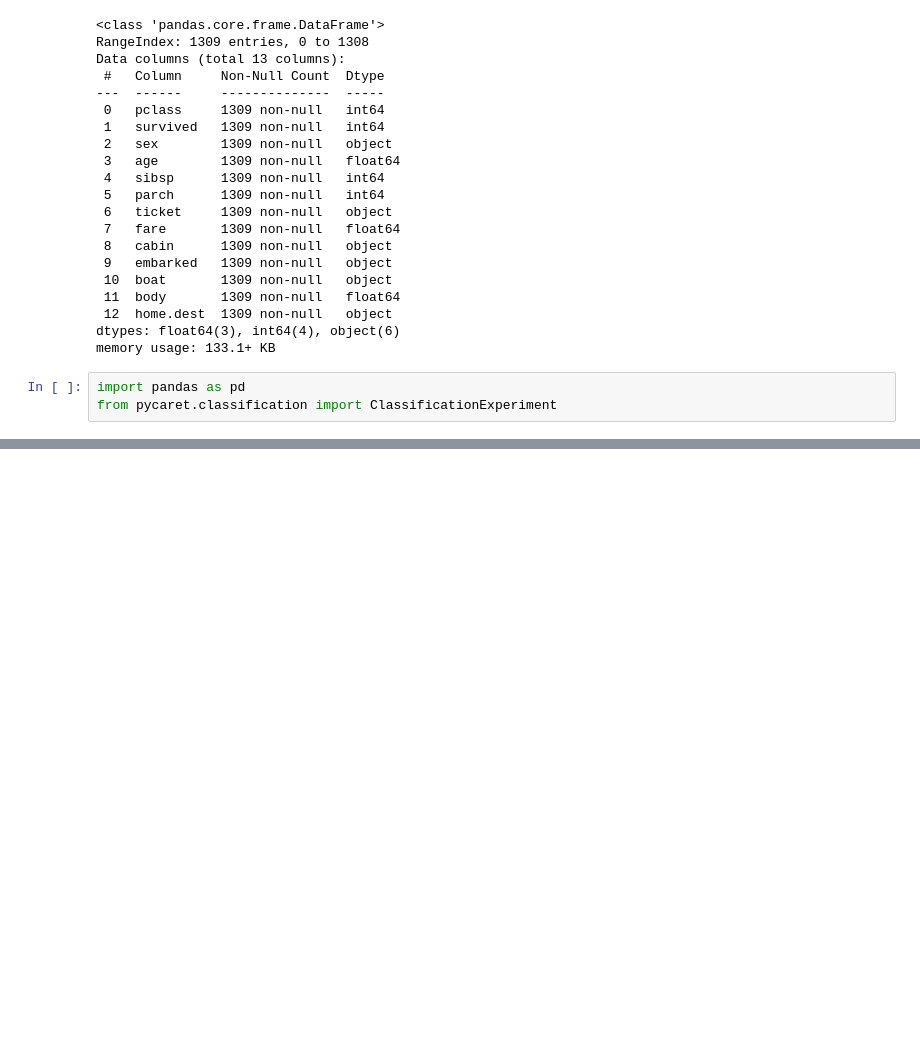
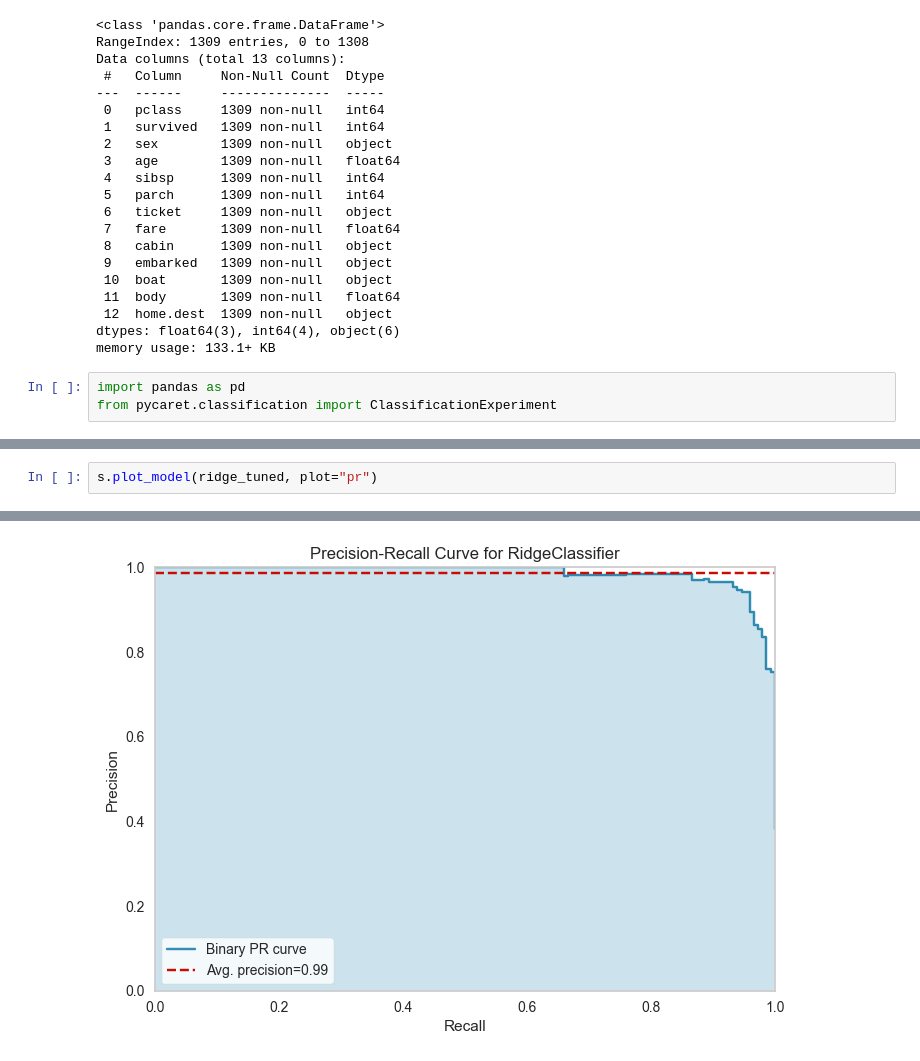
Before and after one commit to vitorvallio/titanic-survival-analysis, a Jupyter notebook: titanic.ipynb, the cells around one changed output, grey strips where cells are left out. Cells and saved outputs as stored; diff of their text form; blank space fills up the shorter version.

```diff
--- a/titanic.ipynb
+++ b/titanic.ipynb
@@ -218,0 +294,3 @@ s.setup(
+# %%
+s.plot_model(ridge_tuned, plot="pr")
+# %% [output]
@@ -218,0 +298 @@ s.setup(
+[figure, added]
```
Also changed, not shown: parts of 10 cells of this notebook.
